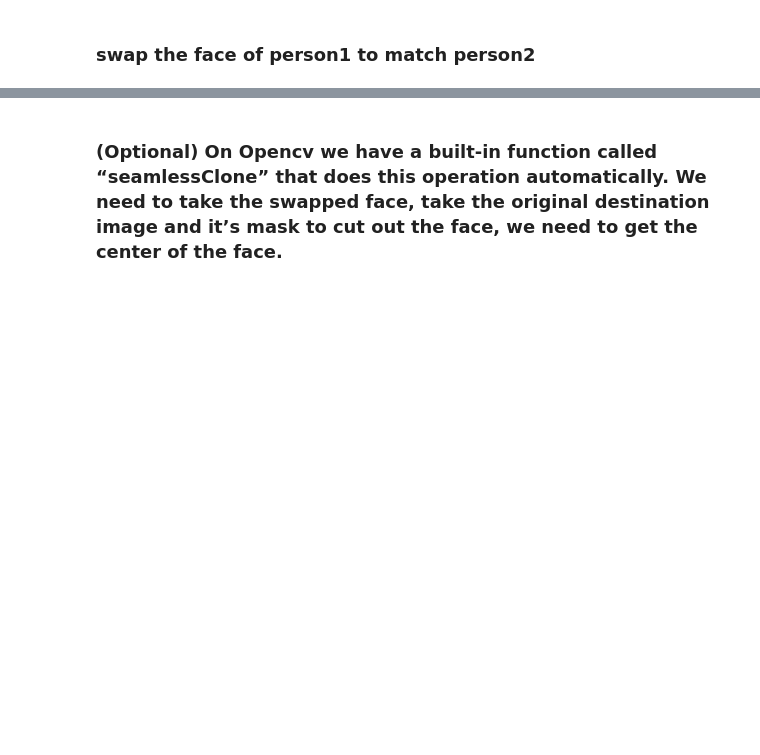
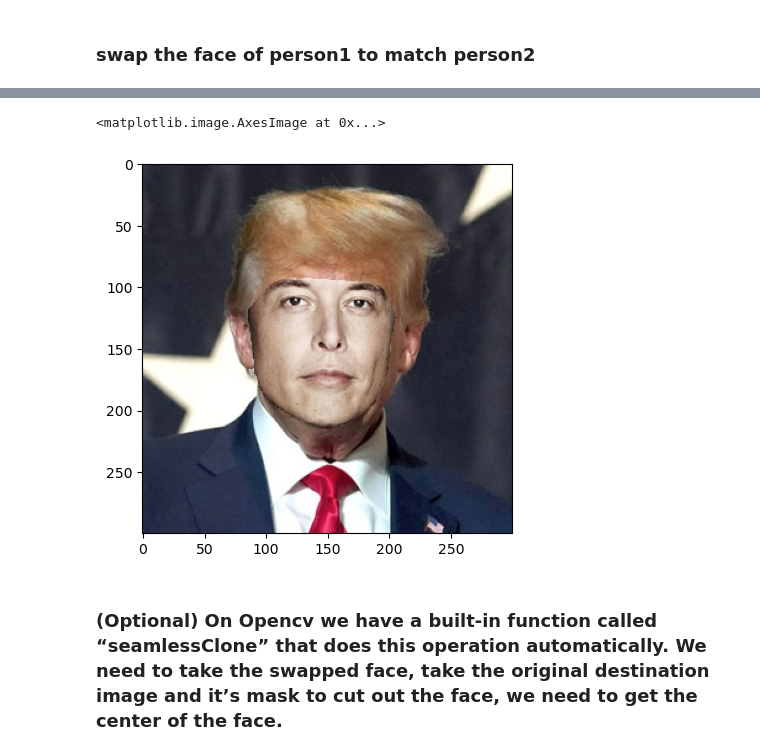
Before and after one commit to Kytolly/Face-Detection-and-Swap, a Jupyter notebook: code/proj3.ipynb, the cells around one changed output, grey strips where cells are left out. Cells and saved outputs as stored; diff of their text form; code cells hidden in the pictures; blank space fills up the shorter version.

```diff
--- a/code/proj3.ipynb
+++ b/code/proj3.ipynb
@@ -160,4 +281,8 @@ def transformation_from_landmarks(landmarks1, landmarks2):
 
     # Your Code here
 
+    M, _ = cv2.estimateAffinePartial2D(np.array(landmarks1), np.array(landmarks2))
     return M
+
+M = transformation_from_landmarks(landmarks1, landmarks2)
+M
@@ -171,2 +294,13 @@ def warp_img(img, M, dshape):
+# %%
+def warp_img(img, M, dshape):
+    # Perform the affine transformation
+    warped_img = cv2.warpAffine(img, M, (dshape[1], dshape[0]), flags=cv2.INTER_LINEAR, borderMode=cv2.BORDER_REFLECT_101)
+
+    # If the warped image is single channel but the target shape is 3-channel,
+    # convert the warped image to 3 channels by duplicating the single channel.
+    if len(warped_img.shape) == 2 and len(dshape) == 3:
+        warped_img = cv2.cvtColor(warped_img, cv2.COLOR_GRAY2BGR)
+
+    return warped_img
 # %% [markdown]
 ### swap the face of person1 to match person2
@@ -186,2 +307,61 @@ plt.imshow(output_img)
+# %%
+'''
+img2: target img (person2)
+warped_img1: warped face img of person1
+face_mask1: warped face mask of person1
+'''
+img1_float = img1.astype(np.float32)
+mask1_float = mask1.astype(np.float32)
+img2_float = img2.astype(np.float32)
+
+# Warp the color image img1 and the mask mask1
+# The modified warp_img will handle the mask's channel dimension if needed
+warped_img1 = warp_img(img1_float, M, img2_float.shape)
+face_mask1 = warp_img(mask1_float, M, img2_float.shape)
+
+# Ensure the warped mask is binary (0 or 1) and is float32
+# Since warp_img is modified to output 3 channels if dshape is 3-channel,
+# the mask should now be (height, width, 3)
+face_mask1_float = (face_mask1 > 0.5).astype(np.float32)
+
+# Perform blending using the float32 images and the 3-channel float mask
+output_img_float = img2_float * (1.0 - face_mask1_float) + warped_img1 * face_mask1_float
+
+# Clip the result to [0, 255] and convert back to uint8 for display
+output_img = np.clip(output_img_float, 0, 255).astype(np.uint8)
+
+plt.imshow(output_img)
+# %% [output]
+<matplotlib.image.AxesImage at 0x...>
+# %%
+'''
+img2: target img (person2)
+warped_img1: warped face img of person1
+face_mask1: warped face mask of person1
+'''
+img1_float = img1.astype(np.float32)
+mask1_float = mask1.astype(np.float32)
+img2_float = img2.astype(np.float32)
+
+# Warp the color image img1 and the mask mask1
+# The modified warp_img will handle the mask's channel dimension if needed
+warped_img1 = warp_img(img1_float, M, img2_float.shape)
+face_mask1 = warp_img(mask1_float, M, img2_float.shape)
+
+# Ensure the warped mask is binary (0 or 1) and is float32
+# Since warp_img is modified to output 3 channels if dshape is 3-channel,
+# the mask should now be (height, width, 3)
+face_mask1_float = (face_mask1 > 0.5).astype(np.float32)
+
+# Perform blending using the float32 images and the 3-channel float mask
+output_img_float = img2_float * (1.0 - face_mask1_float) + warped_img1 * face_mask1_float
+
+# Clip the result to [0, 255] and convert back to uint8 for display
+output_img = np.clip(output_img_float, 0, 255).astype(np.uint8)
+
+plt.imshow(output_img)
+plt.show()
+# %% [output]
+[figure, added]
 # %% [markdown]
 ### (Optional) On Opencv we have a built-in function called “seamlessClone” that does this operation automatically. We need to take the swapped face, take the original destination image and it’s mask to cut out the face, we need to get the center of the face.
```
Also changed, not shown: parts of 18 cells of this notebook, 28 other files.
